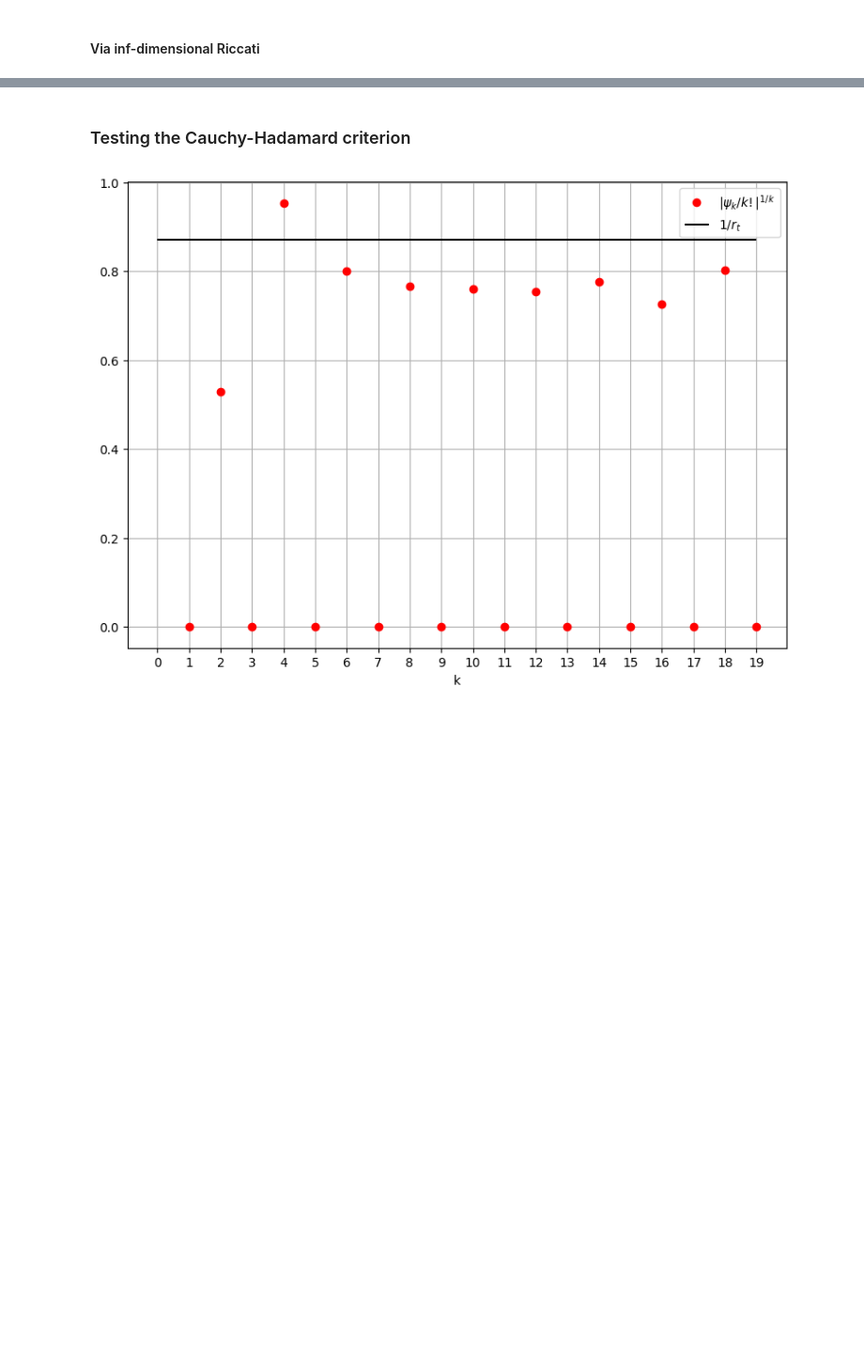
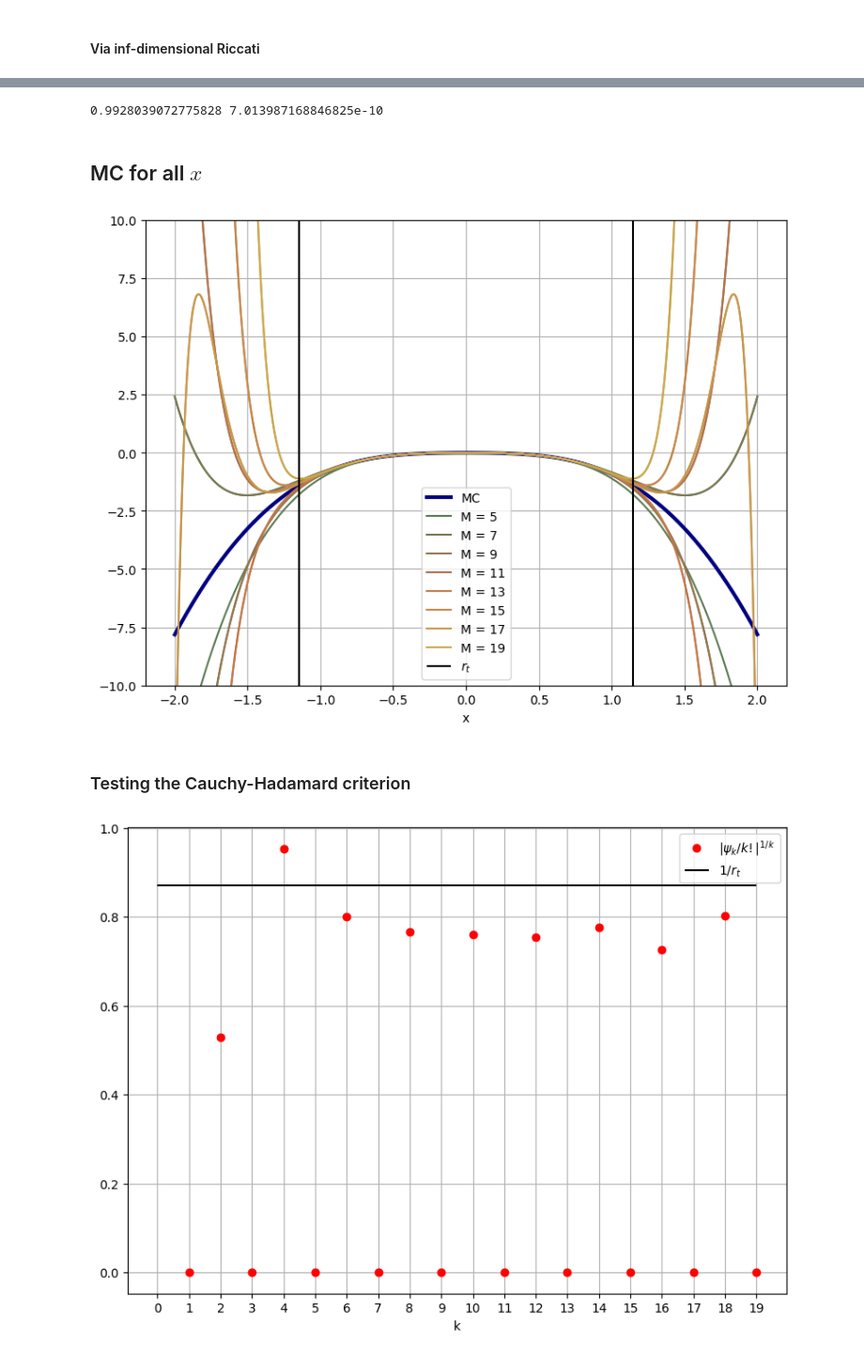
Before and after one commit to MrG1raffe/signature, a Jupyter notebook: notebooks/Chasse_aux_zéros.ipynb, the cells around one changed output, grey strips where cells are left out. Shown at 94% size. Cells and saved outputs as stored; diff of their text form; code cells hidden in the pictures; blank space fills up the shorter version.

```diff
--- a/notebooks/Chasse_aux_zéros.ipynb
+++ b/notebooks/Chasse_aux_zéros.ipynb
@@ -239,3 +210,78 @@ NameError: name 'psi_T' is not defined
+# %%
+
+u_trunc = N
+t_grid = np.linspace(0, T, 1000)
+u = ta.from_word(1111, trunc=u_trunc, dim=1) * (u_coef)
+
+step_fun = step_fun_pece # step_fun_euler
+
+psi = ode_solver_traj(fun=ode_fun, step_fun=step_fun, t_grid=t_grid, init=u, args=args)
+psi_T = psi.subsequence([-1,])
+print(np.exp(psi_T[0]), np.abs(np.exp(psi_T[0]) - cf_quad[-1]))
+# %% [output]
+0.9928039072775828 7.013987168846825e-10
+# %% [markdown]
+## MC for all $x$
+# %%
+r = 2
+N_x_grid = 1000
+x_grid = np.linspace(-r, r, N_x_grid)
+
+
+u_coef = -24
+pol = lambda x: u_coef * (x ** 4 / 24)
+rng = np.random.default_rng(seed=42)
+n_sample = 10 ** 6
+W_T = rng.normal(size=n_sample) * np.sqrt(T)
+sample = np.exp(pol(x_grid[None, :] + W_T[:, None]))
+cf_mc = sample.mean(axis=0)
+# %%
+import numpy as np
+import matplotlib
+import matplotlib.pyplot as plt
+import matplotlib.colors as mcolors
+from math import factorial
+from matplotlib.colors import LinearSegmentedColormap
+
+# --- Your custom palette ---
+hex_colors = ["#5C7B55", "#C0714A", "#C9A84C"]
+custom_cmap = LinearSegmentedColormap.from_list("custom", hex_colors)
+
+norm = matplotlib.colors.Normalize(vmin=0, vmax=1)
+
+
+factorials = np.array([factorial(i) for i in range(N + 1)])
+x_arr = (x_grid[None, :] ** np.arange(N + 1)[:, None]) / factorials[:, None]
+
+fig, ax = plt.subplots(figsize=(8, 6))
+
+ax.plot(x_grid, np.log(cf_mc), "-", color="navy", label="MC", lw=3)
+
+truncations = np.arange(5, N + 1)
+L = len(truncations)
+
+# How often to show a legend label (tune this to taste)
+label_every = max(1, L // 6)
+
+for i, trunc in enumerate(truncations):
+    color = custom_cmap(norm(i / max(L - 1, 1)))
+    # Only label every Nth line; others get _nolegend_
+    label = f"M = {trunc}" if i % label_every == 0 or i == L - 1 else "_nolegend_"
+    ax.plot(x_grid, np.real(psi_T.array[:trunc + 1] @ x_arr[:trunc + 1]),
+            label=label, color=color)
+
+ax.set_xlabel("x")
+
+y_lim_1, y_lim_2 = -10, 10
+ax.vlines(R,  y_lim_1, y_lim_2, "k", label="$r_t$")
+ax.vlines(-R, y_lim_1, y_lim_2, "k")
+ax.set_ylim([y_lim_1, y_lim_2])
+
+ax.legend()
+fig.tight_layout()
+plt.savefig("images/riccati_zeros/psi_series.pdf", format="pdf", transparent=True)
+# %% [output]
+[figure, added]
 # %% [markdown]
 ### Testing the Cauchy-Hadamard criterion
 # %%
```
Also changed, not shown: parts of 9 cells of this notebook, 3 other files.
